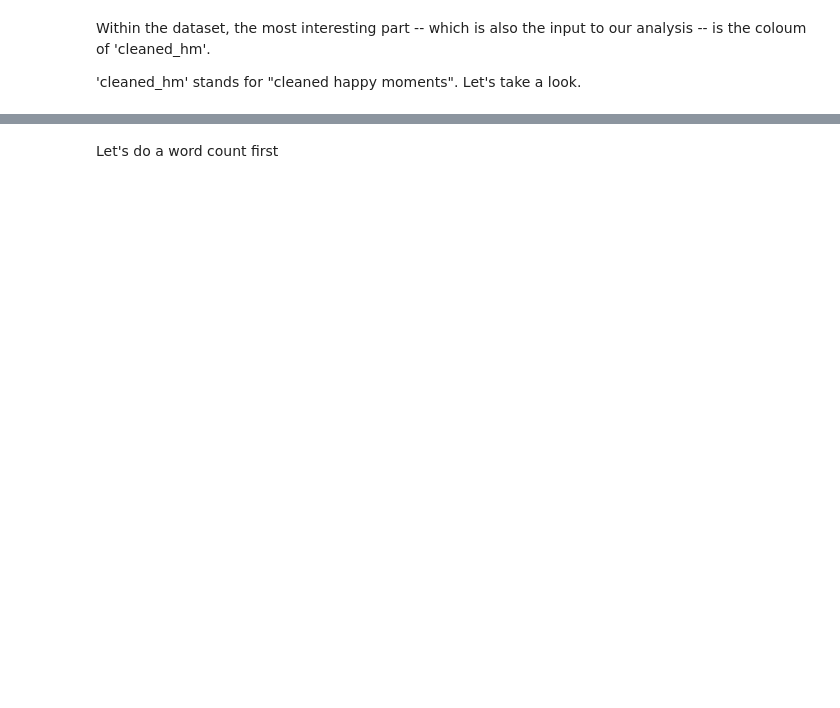
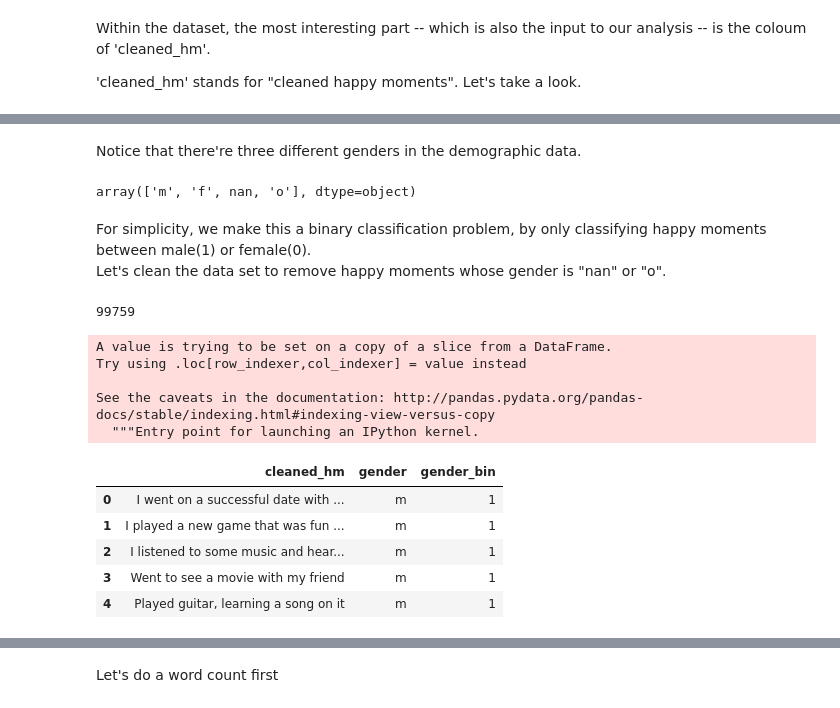
Before and after one commit to ZhengyangXu/Kaggle_happydb, a Jupyter notebook: happydb_kernel_v2.ipynb, the cells around one changed output, grey strips where cells are left out. Drawn from its saved outputs; the diff is of its cells as text; code cells hidden in the pictures; blank space fills up the shorter version.

```diff
--- a/happydb_kernel_v2.ipynb
+++ b/happydb_kernel_v2.ipynb
@@ -48,0 +74,5 @@ Within the dataset, the most interesting part -- which is also the input to our
+# %%
+merge_data = pd.merge(hm_data, demo_data, on='wid')
+gender_data = merge_data[['cleaned_hm', 'gender']]
+
+gender_data.head()
@@ -48,0 +86,31 @@ Within the dataset, the most interesting part -- which is also the input to our
+# %% [markdown]
+Notice that there're three different genders in the demographic data.
+# %%
+gender_data.gender.unique()
+# %% [output]
+array(['m', 'f', nan, 'o'], dtype=object)
+# %% [markdown]
+For simplicity, we make this a binary classification problem, by only classifying happy moments between male(1) or female(0).
+Let's clean the data set to remove happy moments whose gender is "nan" or "o".
+# %%
+gender_bin_data = gender_data[(gender_data['gender'] == 'm') | (gender_data['gender'] == 'f')]
+
+gender_bin_data['cleaned_hm'].size
+# %% [output]
+99759
+# %%
+gender_bin_data['gender_bin'] = np.where(gender_bin_data['gender']=='m', 1, 0)
+
+gender_bin_data.head()
+# %% [output]
+A value is trying to be set on a copy of a slice from a DataFrame.
+Try using .loc[row_indexer,col_indexer] = value instead
+
+See the caveats in the documentation: http://pandas.pydata.org/pandas-docs/stable/indexing.html#indexing-view-versus-copy
+  """Entry point for launching an IPython kernel.
+|  | cleaned_hm | gender | gender_bin |
+| 0 | I went on a successful date with ... | m | 1 |
+| 1 | I played a new game that was fun ... | m | 1 |
+| 2 | I listened to some music and hear... | m | 1 |
+| 3 | Went to see a movie with my friend | m | 1 |
+| 4 | Played guitar, learning a song on it | m | 1 |
```
Also changed, not shown: parts of 44 cells of this notebook.
